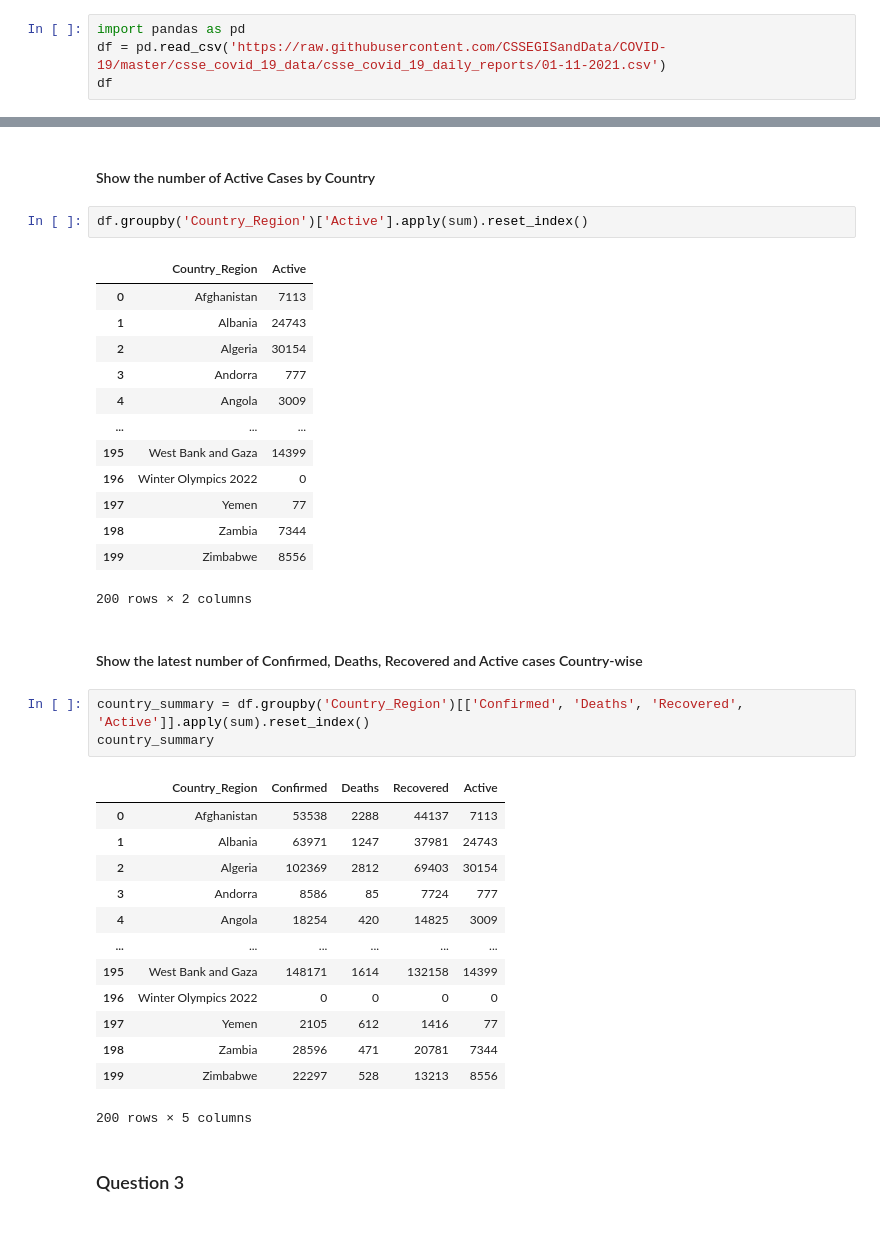
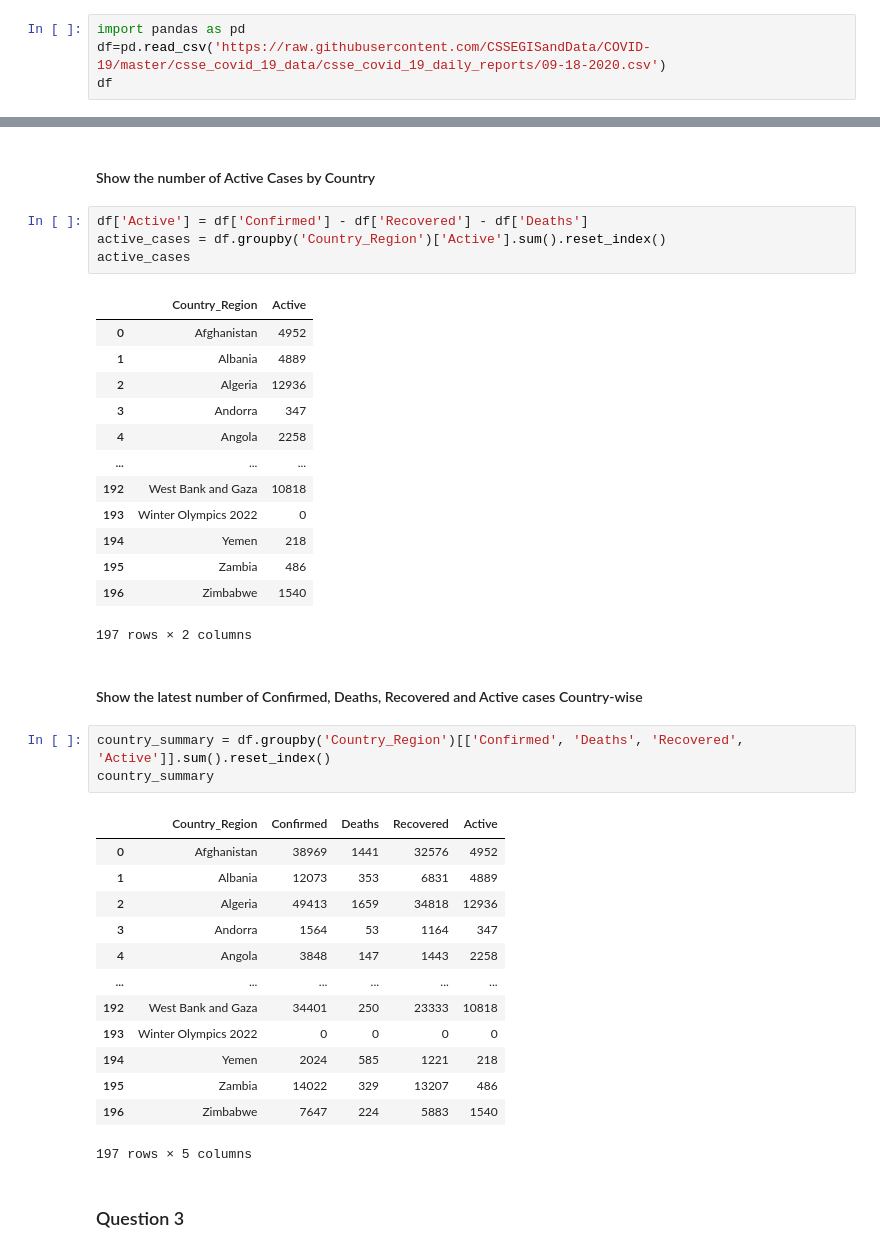
Before and after one commit to ManagementEngineer/sd4000-task5-covid, a Jupyter notebook: Lecture_02_Pandas_Covid_Analysis_Questions.ipynb, the cells around one changed output, grey strips where cells are left out. Cells and saved outputs as stored; diff of their text form.

```diff
--- a/Lecture_02_Pandas_Covid_Analysis_Questions.ipynb
+++ b/Lecture_02_Pandas_Covid_Analysis_Questions.ipynb
@@ -28,7 +28,7 @@ MM-DD-YYYY.csv in UTC.
 #### Read the dataset
 # %%
 import pandas as pd
-df = pd.read_csv('https://raw.githubusercontent.com/CSSEGISandData/COVID-19/master/csse_covid_19_data/csse_covid_19_daily_reports/01-11-2021.csv')
+df=pd.read_csv('https://raw.githubusercontent.com/CSSEGISandData/COVID-19/master/csse_covid_19_data/csse_covid_19_daily_reports/09-18-2020.csv')
 df
 # %% [output]
 |  | FIPS | Admin2 | Province_State | Country_Region | Last_Update | Lat | Long_ | Confirmed | Deaths | ... |
@@ -156,40 +156,42 @@ df.groupby('Country_Region')['Recovered'].sum().reset_index()
 # %% [markdown]
 #### Show the number of Active Cases by Country
 # %%
-df.groupby('Country_Region')['Active'].apply(sum).reset_index()
+df['Active'] = df['Confirmed'] - df['Recovered'] - df['Deaths']
+active_cases = df.groupby('Country_Region')['Active'].sum().reset_index()
+active_cases
 # %% [output]
 |  | Country_Region | Active |
-| 0 | Afghanistan | 7113 |
-| 1 | Albania | 24743 |
-| 2 | Algeria | 30154 |
-| 3 | Andorra | 777 |
-| 4 | Angola | 3009 |
+| 0 | Afghanistan | 4952 |
+| 1 | Albania | 4889 |
+| 2 | Algeria | 12936 |
+| 3 | Andorra | 347 |
+| 4 | Angola | 2258 |
 | ... | ... | ... |
-| 195 | West Bank and Gaza | 14399 |
-| 196 | Winter Olympics 2022 | 0 |
-| 197 | Yemen | 77 |
-| 198 | Zambia | 7344 |
-| 199 | Zimbabwe | 8556 |
+| 192 | West Bank and Gaza | 10818 |
+| 193 | Winter Olympics 2022 | 0 |
+| 194 | Yemen | 218 |
+| 195 | Zambia | 486 |
+| 196 | Zimbabwe | 1540 |
-200 rows × 2 columns
+197 rows × 2 columns
 # %% [markdown]
 #### Show the latest number of Confirmed, Deaths, Recovered and Active cases Country-wise
 # %%
-country_summary = df.groupby('Country_Region')[['Confirmed', 'Deaths', 'Recovered', 'Active']].apply(sum).reset_index()
+country_summary = df.groupby('Country_Region')[['Confirmed', 'Deaths', 'Recovered', 'Active']].sum().reset_index()
 country_summary
 # %% [output]
 |  | Country_Region | Confirmed | Deaths | Recovered | Active |
-| 0 | Afghanistan | 53538 | 2288 | 44137 | 7113 |
-| 1 | Albania | 63971 | 1247 | 37981 | 24743 |
-| 2 | Algeria | 102369 | 2812 | 69403 | 30154 |
-| 3 | Andorra | 8586 | 85 | 7724 | 777 |
-| 4 | Angola | 18254 | 420 | 14825 | 3009 |
+| 0 | Afghanistan | 38969 | 1441 | 32576 | 4952 |
+| 1 | Albania | 12073 | 353 | 6831 | 4889 |
+| 2 | Algeria | 49413 | 1659 | 34818 | 12936 |
+| 3 | Andorra | 1564 | 53 | 1164 | 347 |
+| 4 | Angola | 3848 | 147 | 1443 | 2258 |
 | ... | ... | ... | ... | ... | ... |
-| 195 | West Bank and Gaza | 148171 | 1614 | 132158 | 14399 |
-| 196 | Winter Olympics 2022 | 0 | 0 | 0 | 0 |
-| 197 | Yemen | 2105 | 612 | 1416 | 77 |
-| 198 | Zambia | 28596 | 471 | 20781 | 7344 |
-| 199 | Zimbabwe | 22297 | 528 | 13213 | 8556 |
+| 192 | West Bank and Gaza | 34401 | 250 | 23333 | 10818 |
+| 193 | Winter Olympics 2022 | 0 | 0 | 0 | 0 |
+| 194 | Yemen | 2024 | 585 | 1221 | 218 |
+| 195 | Zambia | 14022 | 329 | 13207 | 486 |
+| 196 | Zimbabwe | 7647 | 224 | 5883 | 1540 |
-200 rows × 5 columns
+197 rows × 5 columns
 # %% [markdown]
 ### Question 3
 # %% [markdown]
```
Also changed, not shown: parts of 14 cells of this notebook.
